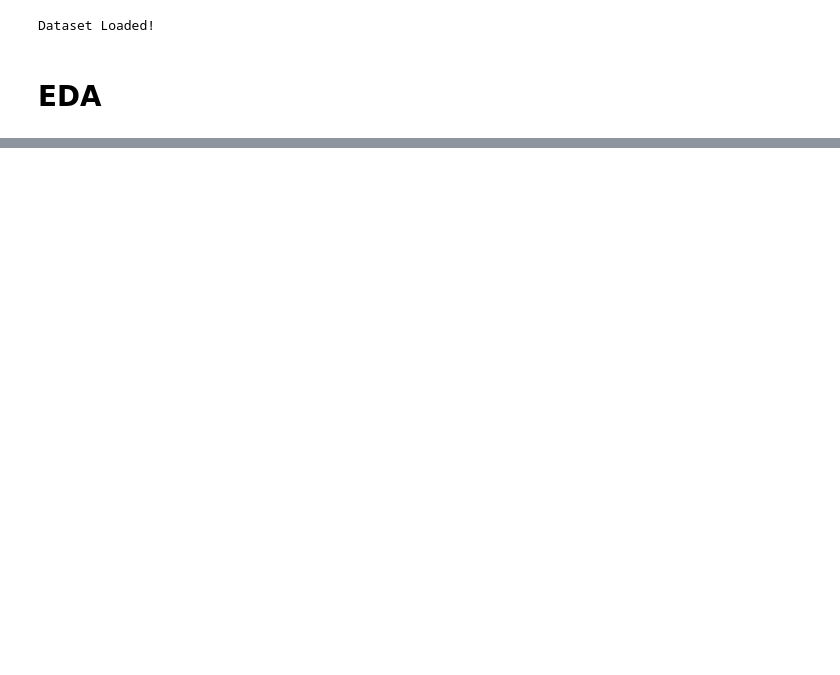
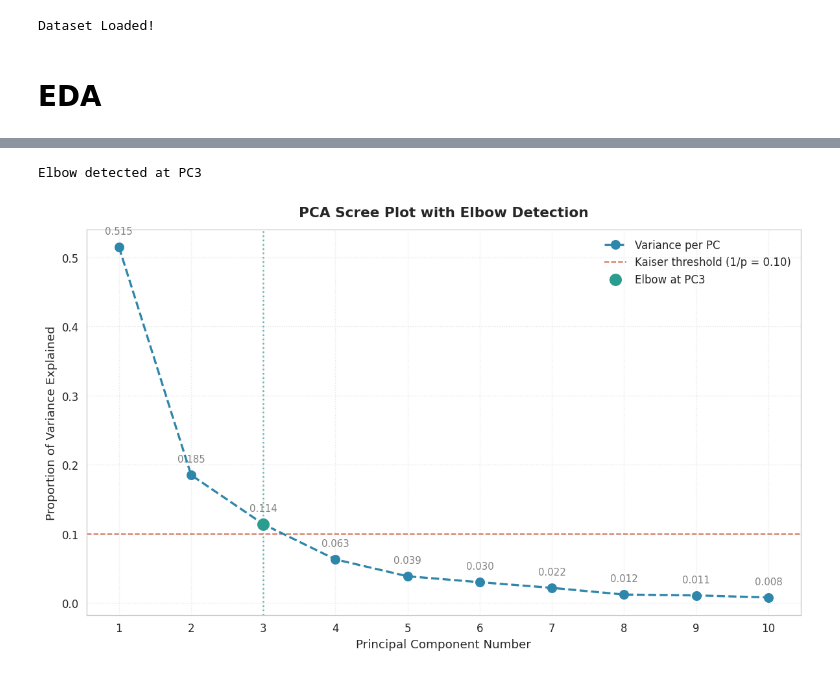
Before and after one commit to Rizki0907/GeoSosEkon-DatMin, a Jupyter notebook: LAYER 1 - CLUSTERING/Clustering.ipynb, the cells around one changed output, grey strips where cells are left out. Saved outputs shown, nothing was run; the diff lists cells and outputs as text; code cells hidden in the pictures; blank space fills up the shorter version.

Commit message:
Convert completed clustering notebook to Plotly and fix path (keeping Rafi's UMAP/GMM logic intact)

```diff
--- a/LAYER 1 - CLUSTERING/Clustering.ipynb
+++ b/LAYER 1 - CLUSTERING/Clustering.ipynb
@@ -96,3 +109,9 @@ selected_cols = [
     'Rata-Rata Lama Sekolah Penduduk Umur 15 Tahun ke Atas Menurut Provinsi',
     'Harapan Lama Sekolah (Tahun)'
 ]
+
+X_scaled = pd.DataFrame(
+    scaler.fit_transform(df[selected_cols]),
+    columns=selected_cols
+)
+X_scaled.head()
@@ -98,0 +129,8 @@ selected_cols = [
+# %%
+pca_full = PCA()
+pca_full.fit(X_scaled)
+
+explained = pca_full.explained_variance_ratio_
+cumulative = np.cumsum(explained)
+for i, (e, c) in enumerate(zip(explained, cumulative), 1):
+    print(f"PC{i}: {e:.3f} ({c:.3f} cumulative)")
@@ -98,0 +148,26 @@ selected_cols = [
+# %%
+variance_ratio = pca_full.explained_variance_ratio_
+x = np.arange(1, len(variance_ratio) + 1)
+
+kl = KneeLocator(
+    x, variance_ratio,
+    curve='convex',
+    direction='decreasing'
+)
+elbow = kl.knee
+print(f"Elbow detected at PC{elbow}")
+
+n_features = len(variance_ratio)
+
+fig_scree = go.Figure()
+fig_scree.add_trace(go.Scatter(x=x, y=variance_ratio, mode='lines+markers', name='Variance per PC', line=dict(color='#2E86AB', dash='dash')))
+fig_scree.add_hline(y=1/n_features, line_dash='dash', line_color='#C73E1D', annotation_text=f'Kaiser threshold (1/p = {1/n_features:.2f})')
+fig_scree.add_vline(x=elbow, line_dash='dot', line_color='#2A9D8F')
+fig_scree.add_trace(go.Scatter(x=[elbow], y=[variance_ratio[elbow-1]], mode='markers', marker=dict(size=15, color='#2A9D8F', line=dict(width=2, color='white')), name=f'Elbow at PC{elbow}'))
+
+fig_scree.update_layout(title='PCA Scree Plot with Elbow Detection', xaxis_title='Principal Component Number', yaxis_title='Proportion of Variance Explained', width=900, height=600)
+fig_scree.write_json('cluster_output/plot_pca_scree.json')
+fig_scree.show()
+# %% [output]
+Elbow detected at PC3
+[figure, added]
```
Also changed, not shown: parts of 18 cells of this notebook.
